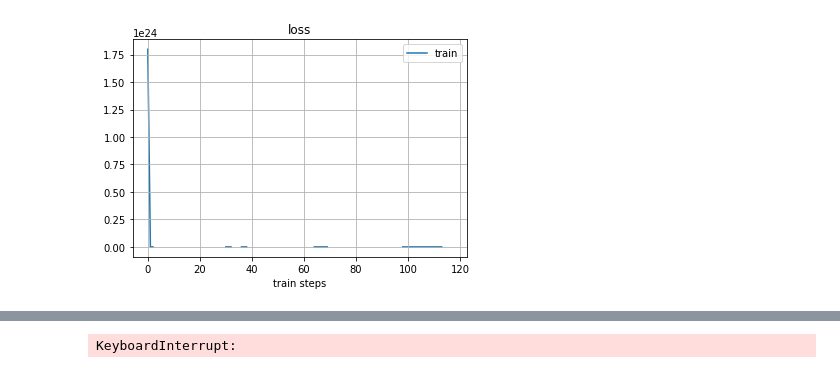
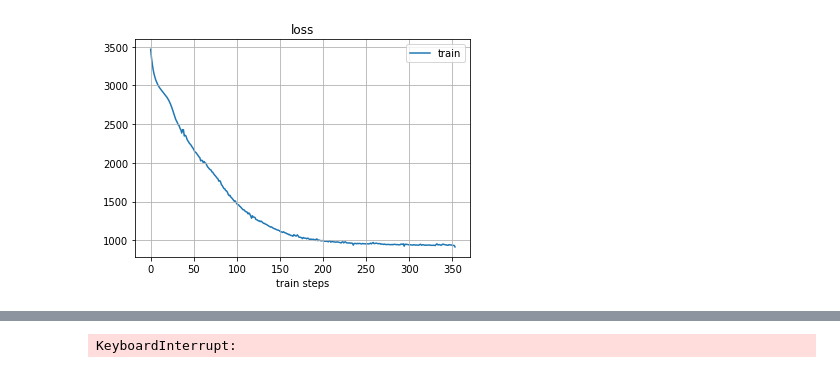
Before and after one commit to Akiiino/GLOW, a Jupyter notebook: Glow.ipynb, the cells around one changed output, grey strips where cells are left out. Drawn from its saved outputs; the diff is of its cells as text; code cells hidden in the pictures.

```diff
--- a/Glow.ipynb
+++ b/Glow.ipynb
@@ -78,15 +78,19 @@ class AffineCoupling(nn.Module):
 
     def forward(self, inp, logdet):
         x_a, x_b = torch.chunk(inp, 2, dim=1)
-        log_s, t = torch.chunk(self.NN(x_b), 2, dim=1)
-        s = torch.exp(log_s)
+        pred = self.NN(x_b)
+        log_s = pred[:, ::2]
+        t = pred[:, 1::2]
+        s = torch.sigmoid(log_s + 2)
         y_a = s * x_a + t
         return torch.cat([y_a, x_b], dim = 1), logdet + torch.sum(torch.log(torch.abs(s)))
 
     def reverse(self, out):
         y_a, y_b = torch.chunk(out, 2, dim=1)
-        log_s, t = torch.chunk(self.NN(y_b), 2, dim=1)
-        s = torch.exp(log_s)
+        pred = self.NN(y_b)
+        log_s = pred[:, ::2]
+        t = pred[:, 1::2]
+        s = torch.sigmoid(log_s + 2)
         x_a = (y_a - t) / s
         return torch.cat([x_a, y_b], dim = 1)
 
@@ -247,10 +240,10 @@ def train(model, opt, n_epochs):
         clear_output()
         plot_history(train_log)
 # %%
-model = GlowModel(32, 32, 1, 28, 2).to(device)
+model = GlowModel(32, 32, 1, 18, 3).to(device)
 train(model, optim.Adam(model.parameters()), 10)
 # %% [output]
-[figure, old version]
+[figure, new version]
 [interactive output not drawn]
 KeyboardInterrupt:
 # %%
```
Also changed, not shown: parts of 7 cells of this notebook.
